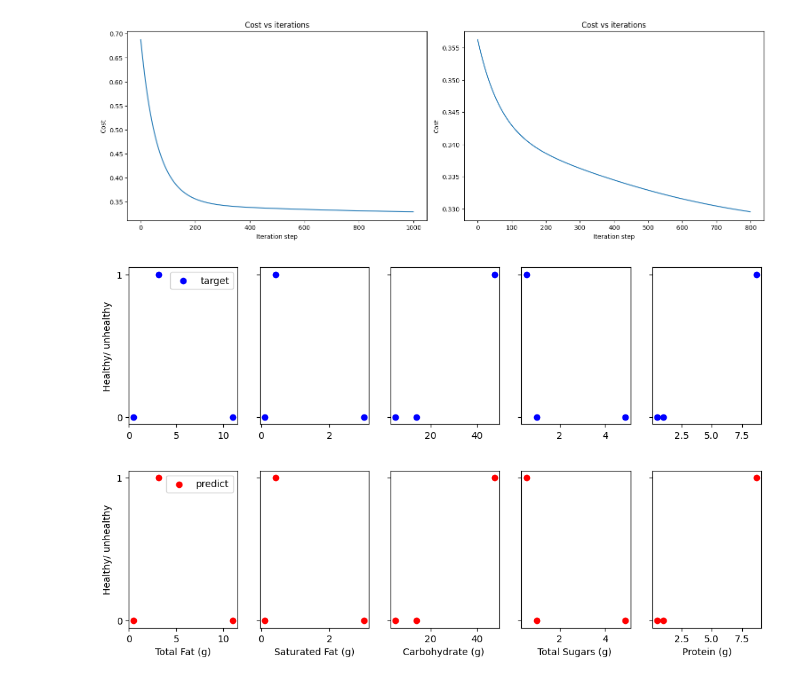
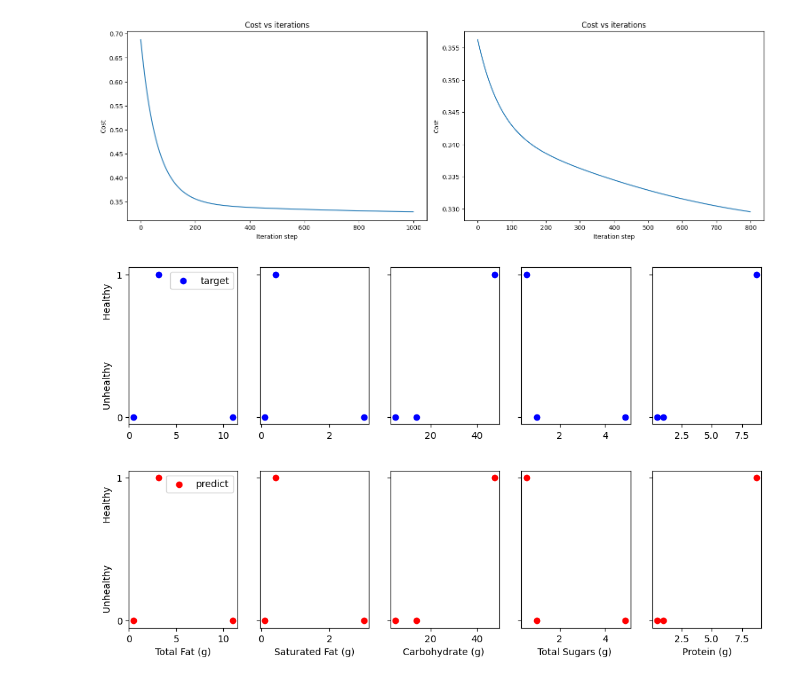
Before and after one commit to DragosTrandafir/FoodHealthClassification_Personal_Project, a Jupyter notebook: food_classification.ipynb, the cells around one changed output. Drawn from its saved outputs; the diff is of its cells as text; code cells hidden in the pictures.

Commit message:
updated the last plot y label

```diff
--- a/food_classification.ipynb
+++ b/food_classification.ipynb
@@ -206,34 +206,34 @@ for i in range(m):
   z = np.dot(X_norm[i],w)+b
   z = np.clip( z, -500, 500 )             # bring the data in a more compact range
   yp[i] = 1.0/(1.0+ np.exp(-z))
 
 # transform the predicted output into boolean array to help us plot according to the value of every element
 # if it is >= 0.5, we would consider that we are in a true (1 or healthy) situation, else it is the 0 or false case
 yp = (yp >= 0.5)
 
 X_features=["Total Fat (g)", "Saturated Fat (g)", "Carbohydrate (g) ", "Total Sugars (g) ", "Protein (g)"]
 # plot predict
 
 #structure the plot into 2 rows with n (nr features) columns
 fig1, ax1 = plt.subplots(1,X.shape[1], figsize=(12,3), sharey=True)
 fig2, ax2 = plt.subplots(1,X.shape[1], figsize=(12,3), sharey=True)
 
 
 for i in range(len(ax1)):
   ax1[i].scatter( X[:,i], y, color="blue", label= 'target')
   ax2[i].scatter( X[:,i], yp, color='red', label='predict')  # plot every feature target and predction to compare them
   ax2[i].set_xlabel(X_features[i])
 
 y_ticks = [0, 1]
 ax1[0].set_yticks(y_ticks)  # set y-ticks for the first row   - only 0 and 1 ( CLASSIFICATION CLASSES )
 ax2[0].set_yticks(y_ticks)  # set y-ticks for the second row
 
-ax1[0].set_ylabel("Healthy/ unhealthy")
-ax2[0].set_ylabel("Healthy/ unhealthy")
+ax1[0].set_ylabel("Unhealthy              Healthy")
+ax2[0].set_ylabel("Unhealthy              Healthy")
 ax1[0].legend()
 ax2[0].legend()
 
 plt.show()
 # %% [output]
-[figure, old version]
+[figure, new version]
-[figure, old version]
+[figure, new version]
```
